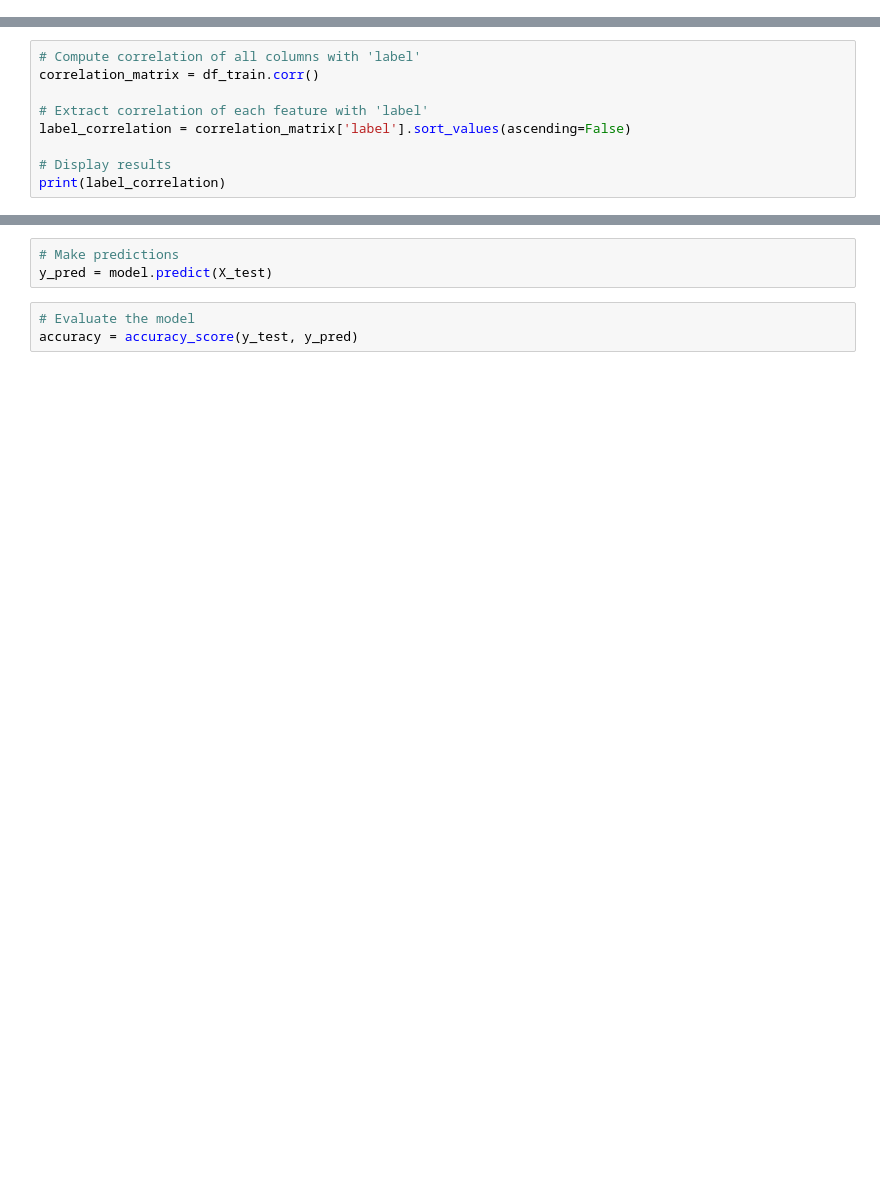
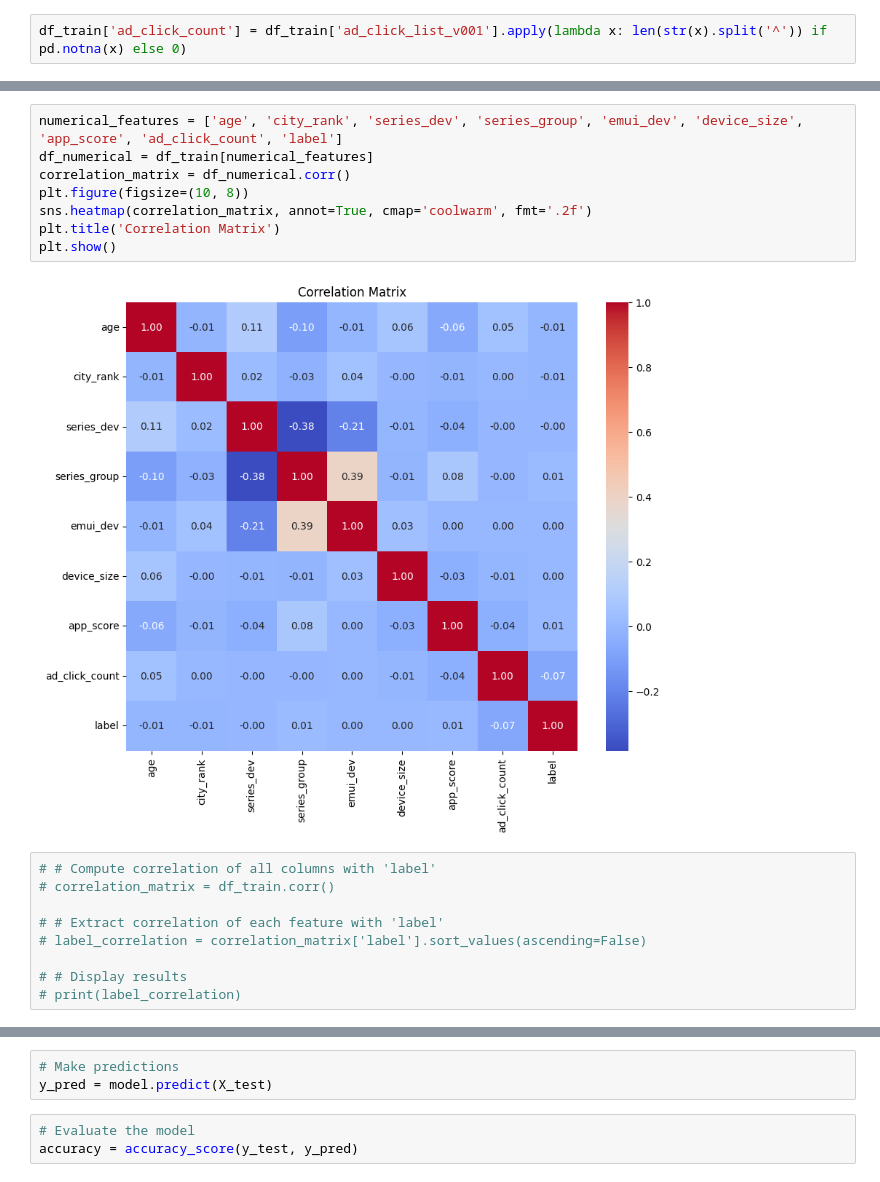
Before and after one commit to ohsono/stats414, a Jupyter notebook: stat414_midterm.ipynb, the cells around one changed output, grey strips where cells are left out. Cells and saved outputs as stored; diff of their text form; blank space fills up the shorter version.

```diff
--- a/stat414_midterm.ipynb
+++ b/stat414_midterm.ipynb
@@ -38,0 +75,2 @@ train_ads.label.value_counts()
+# %%
+df_train['ad_click_count'] = df_train['ad_click_list_v001'].apply(lambda x: len(str(x).split('^')) if pd.notna(x) else 0)
@@ -39,11 +84,21 @@ train_ads.label.value_counts()
+# %%
+numerical_features = ['age', 'city_rank', 'series_dev', 'series_group', 'emui_dev', 'device_size', 'app_score', 'ad_click_count', 'label']
+df_numerical = df_train[numerical_features]
+correlation_matrix = df_numerical.corr()
+plt.figure(figsize=(10, 8))
+sns.heatmap(correlation_matrix, annot=True, cmap='coolwarm', fmt='.2f')
+plt.title('Correlation Matrix')
+plt.show()
+# %% [output]
+[figure, added]
 # %%
-# Compute correlation of all columns with 'label'
-correlation_matrix = df_train.corr()
+# # Compute correlation of all columns with 'label'
+# correlation_matrix = df_train.corr()
 
-# Extract correlation of each feature with 'label'
-label_correlation = correlation_matrix['label'].sort_values(ascending=False)
+# # Extract correlation of each feature with 'label'
+# label_correlation = correlation_matrix['label'].sort_values(ascending=False)
 
-# Display results
-print(label_correlation)
+# # Display results
+# print(label_correlation)
 # %%
 # Initialize and train logistic regression model
```
Also changed, not shown: parts of 9 cells of this notebook.
